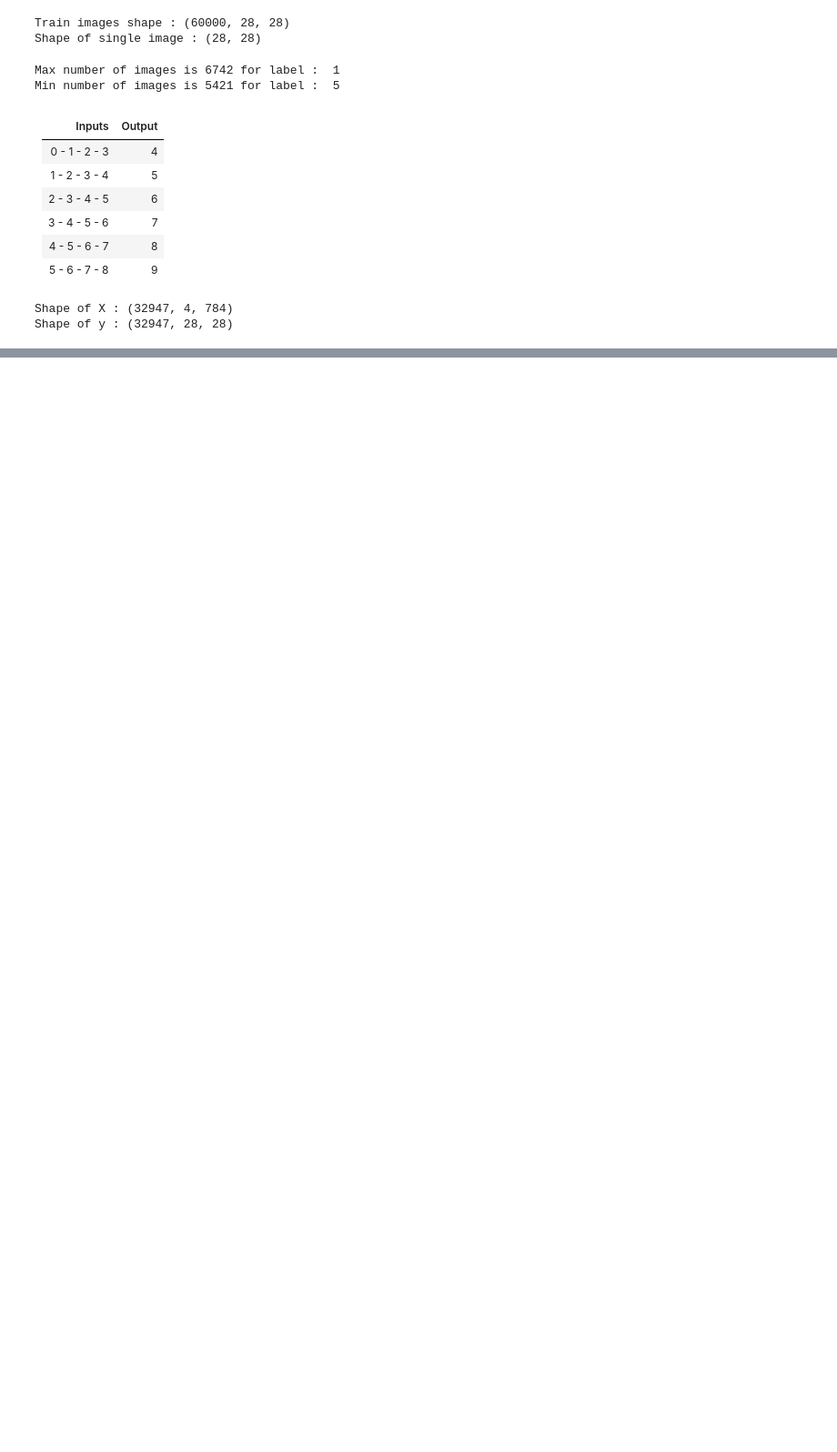
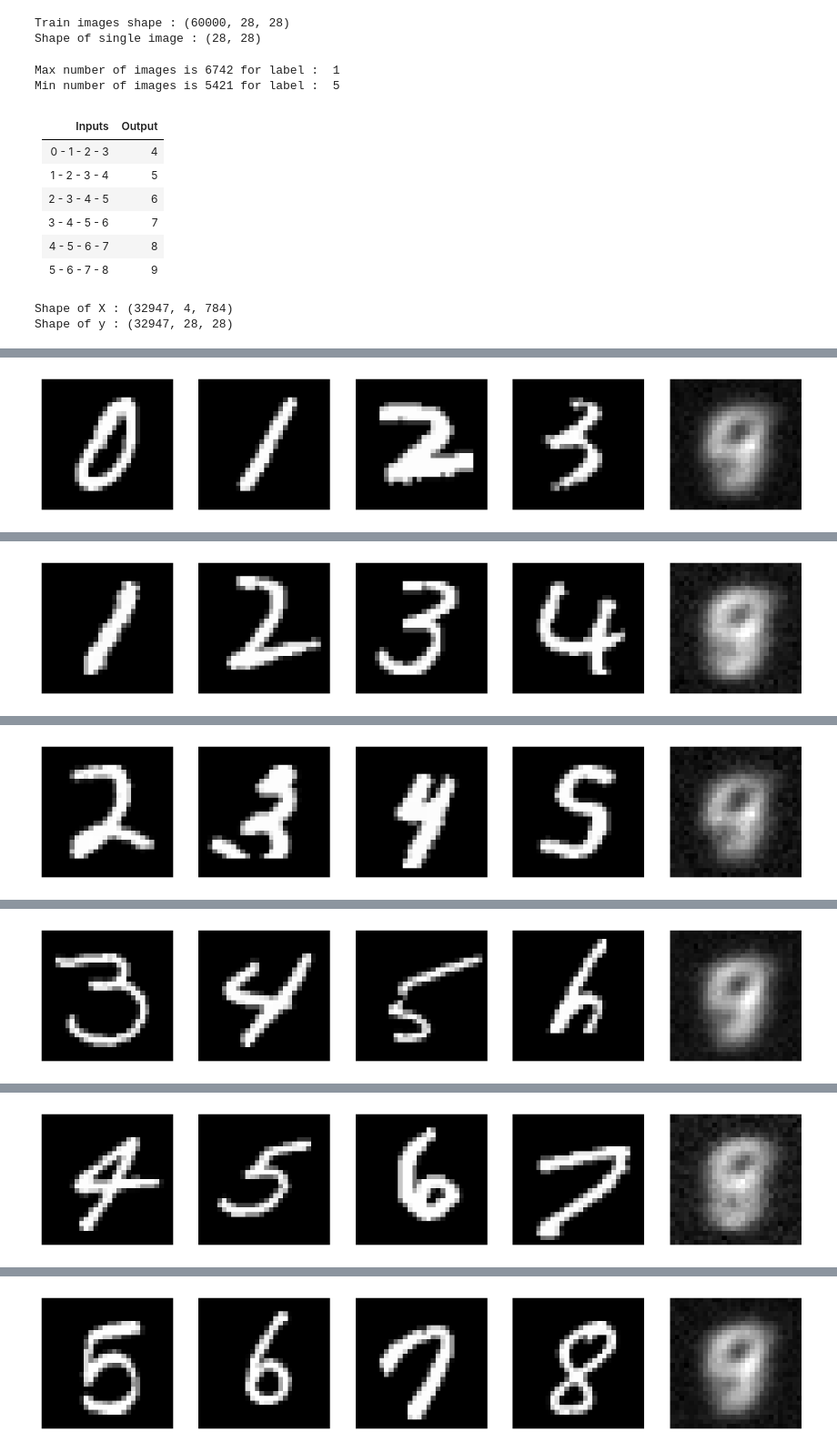
Before and after one commit to fawern/Sequential-Image-Generator-LSTM-MNIST, a Jupyter notebook: main.ipynb, the cells around one changed output, grey strips where cells are left out. Shown: that part at 91% size. Cells and saved outputs as stored; diff of their text form; code cells hidden in the pictures; blank space fills up the shorter version.

```diff
--- a/main.ipynb
+++ b/main.ipynb
@@ -142,0 +155,6 @@ img_generator(1)
+# %%
+# optimizer = RMSPROP(Root Mean Squared Propagation)
+
+for i in [0, 3, 30, 117, 125, 12]:
+    img_generator(i)
+# %% [output]
@@ -142,0 +162 @@ img_generator(1)
+[figure, added]
@@ -142,0 +164 @@ img_generator(1)
+[figure, added]
@@ -142,0 +166 @@ img_generator(1)
+[figure, added]
@@ -142,0 +168 @@ img_generator(1)
+[figure, added]
@@ -142,0 +170 @@ img_generator(1)
+[figure, added]
@@ -142,0 +172 @@ img_generator(1)
+[figure, added]
```
Also changed, not shown: parts of 10 cells of this notebook, 23 other files.
